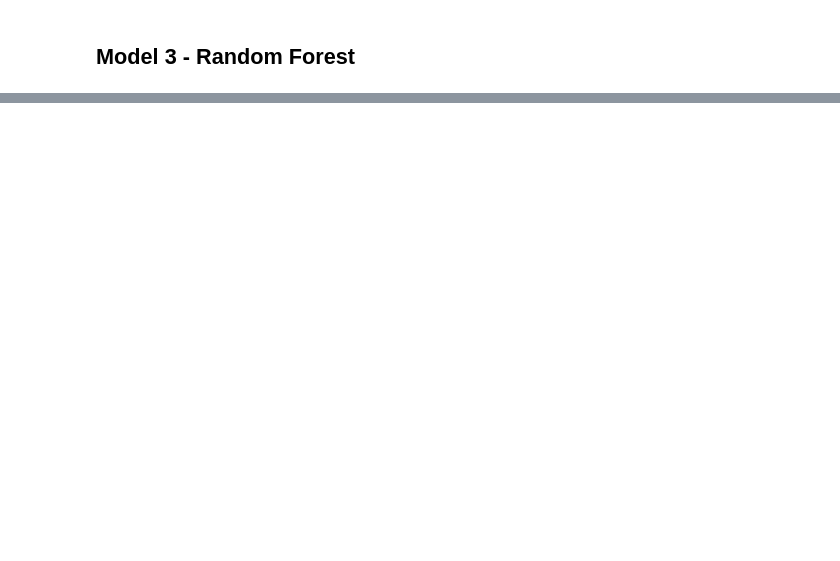
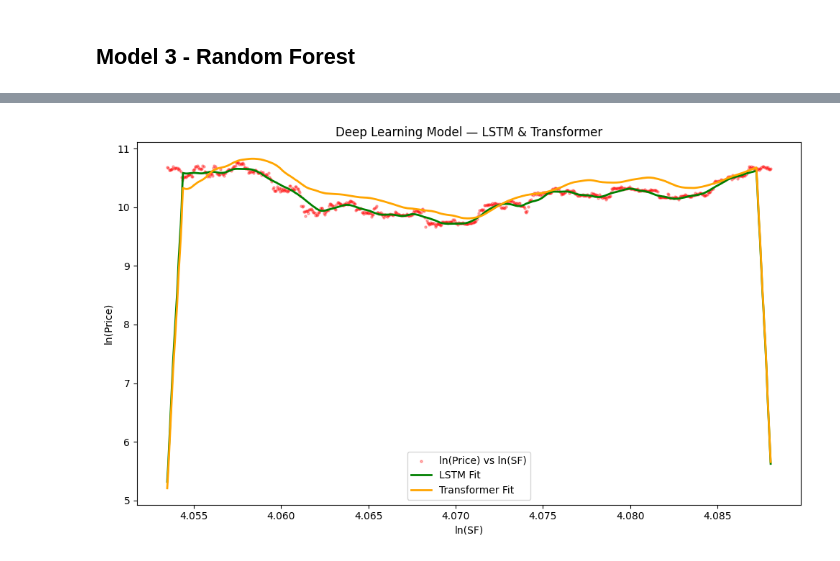
Before and after one commit to rz2699/5291_Capstone, a Jupyter notebook: 5291 final project.ipynb, the cells around one changed output, grey strips where cells are left out. Saved outputs shown, nothing was run; the diff lists cells and outputs as text; code cells hidden in the pictures; blank space fills up the shorter version.

```diff
--- a/5291 final project.ipynb
+++ b/5291 final project.ipynb
@@ -716,0 +867,47 @@ plt.show()
+# %%
+# number of held-out predictions
+n_test = len(y_test)
+
+# take sf_ratio for the last n_test days
+sf_tail = df["sf_ratio"].values[-n_test:]
+lnSF     = np.log(sf_tail)
+
+# true prices and predictions
+actual_usd = scaler_y.inverse_transform(y_test.reshape(-1,1)).flatten()
+lnP_true   = np.log(actual_usd)
+
+lstm_usd = scaler_y.inverse_transform(
+    model_lstm.predict(X_test).reshape(-1,1)
+).flatten()
+lnP_lstm = np.log(lstm_usd)
+
+tr_usd = scaler_y.inverse_transform(
+    model_tr.predict(X_test).reshape(-1,1)
+).flatten()
+lnP_tr   = np.log(tr_usd)
+
+# sanity check
+print("Lengths:", len(lnSF), len(lnP_true), len(lnP_lstm), len(lnP_tr))
+
+# sort by lnSF and compute rolling fits
+order      = np.argsort(lnSF)
+sf_sorted  = lnSF[order]
+lstm_sorted = lnP_lstm[order]
+tr_sorted   = lnP_tr[order]
+
+window = max(5, n_test//20)  # e.g. 5% of points, at least 5
+lstm_smooth = np.convolve(lstm_sorted, np.ones(window)/window, mode="same")
+tr_smooth   = np.convolve(tr_sorted,   np.ones(window)/window, mode="same")
+
+plt.figure(figsize=(10,6))
+plt.scatter(lnSF, lnP_true, c="red", s=5, alpha=0.3, label="ln(Price) vs ln(SF)")
+plt.plot(sf_sorted, lstm_smooth, color="green",  lw=2, label="LSTM Fit")
+plt.plot(sf_sorted, tr_smooth,   color="orange", lw=2, label="Transformer Fit")
+
+plt.title("Deep Learning Model — LSTM & Transformer")
+plt.xlabel("ln(SF)")
+plt.ylabel("ln(Price)")
+plt.legend()
+plt.tight_layout()
+plt.show()
+# %% [output]
@@ -716,0 +917 @@ plt.show()
+[figure, added]
```
Also changed, not shown: parts of 25 cells of this notebook.
